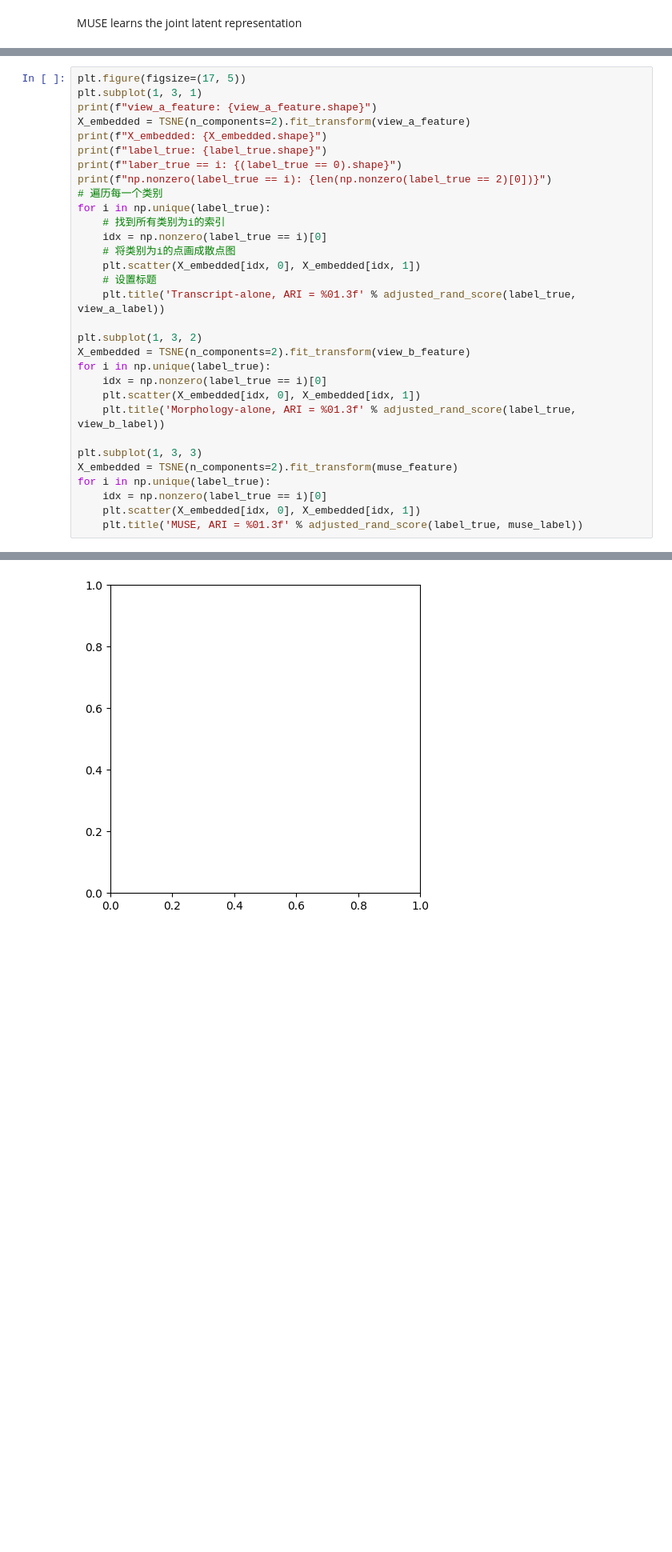
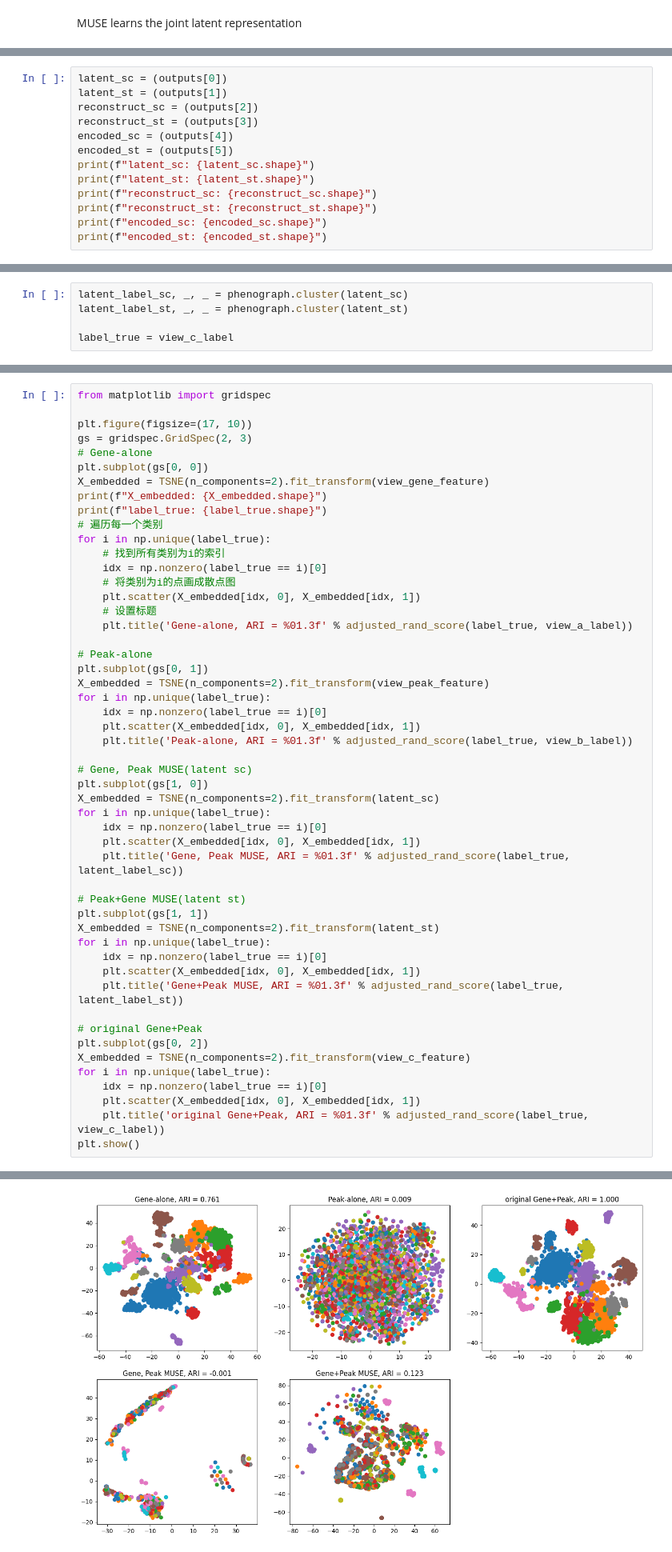
Before and after one commit to darkwilldie/MUSE, a Jupyter notebook: MUSE_demo/my_demo.ipynb, the cells around one changed output, grey strips where cells are left out. Shown at 80% size. Saved outputs shown, nothing was run; the diff lists cells and outputs as text; blank space fills up the shorter version.

```diff
--- a/MUSE_demo/my_demo.ipynb
+++ b/MUSE_demo/my_demo.ipynb
@@ -137,0 +120,13 @@ epoch: 450,      total loss: 85.06614,   reconstruction loss: 27.24565,  sparse
+# %%
+latent_sc = (outputs[0])
+latent_st = (outputs[1])
+reconstruct_sc = (outputs[2])
+reconstruct_st = (outputs[3])
+encoded_sc = (outputs[4])
+encoded_st = (outputs[5])
+print(f"latent_sc: {latent_sc.shape}")
+print(f"latent_st: {latent_st.shape}")
+print(f"reconstruct_sc: {reconstruct_sc.shape}")
+print(f"reconstruct_st: {reconstruct_st.shape}")
+print(f"encoded_sc: {encoded_sc.shape}")
+print(f"encoded_st: {encoded_st.shape}")
@@ -152,0 +143,5 @@ PhenoGraph completed in 2.1691999435424805 seconds
+# %%
+latent_label_sc, _, _ = phenograph.cluster(latent_sc)
+latent_label_st, _, _ = phenograph.cluster(latent_st)
+
+label_true = view_c_label
@@ -156,14 +170,15 @@ Latent spaces of single-modality features or MUSE features were visualized using
 
 Cluster accuries were quantified using adjusted Rand index (ARI). ARI = 1 indicates perfectly discover true cell identities.
 # %%
-plt.figure(figsize=(17, 5))
-plt.subplot(1, 3, 1)
-print(f"view_a_feature: {view_a_feature.shape}")
-X_embedded = TSNE(n_components=2).fit_transform(view_a_feature)
+from matplotlib import gridspec
+
+plt.figure(figsize=(17, 10))
+gs = gridspec.GridSpec(2, 3)
+# Gene-alone
+plt.subplot(gs[0, 0])
+X_embedded = TSNE(n_components=2).fit_transform(view_gene_feature)
 print(f"X_embedded: {X_embedded.shape}")
 print(f"label_true: {label_true.shape}")
-print(f"laber_true == i: {(label_true == 0).shape}")
-print(f"np.nonzero(label_true == i): {len(np.nonzero(label_true == 2)[0])}")
 # 遍历每一个类别
 for i in np.unique(label_true):
     # 找到所有类别为i的索引
@@ -171,19 +186,38 @@ for i in np.unique(label_true):
     # 将类别为i的点画成散点图
     plt.scatter(X_embedded[idx, 0], X_embedded[idx, 1])
     # 设置标题
-    plt.title('Transcript-alone, ARI = %01.3f' % adjusted_rand_score(label_true, view_a_label))
+    plt.title('Gene-alone, ARI = %01.3f' % adjusted_rand_score(label_true, view_a_label))
 
-plt.subplot(1, 3, 2)
-X_embedded = TSNE(n_components=2).fit_transform(view_b_feature)
+# Peak-alone
+plt.subplot(gs[0, 1])
+X_embedded = TSNE(n_components=2).fit_transform(view_peak_feature)
 for i in np.unique(label_true):
     idx = np.nonzero(label_true == i)[0]
     plt.scatter(X_embedded[idx, 0], X_embedded[idx, 1])
-    plt.title('Morphology-alone, ARI = %01.3f' % adjusted_rand_score(label_true, view_b_label))
+    plt.title('Peak-alone, ARI = %01.3f' % adjusted_rand_score(label_true, view_b_label))
 
-plt.subplot(1, 3, 3)
-X_embedded = TSNE(n_components=2).fit_transform(muse_feature)
+# Gene, Peak MUSE(latent sc)
+plt.subplot(gs[1, 0])
+X_embedded = TSNE(n_components=2).fit_transform(latent_sc)
 for i in np.unique(label_true):
     idx = np.nonzero(label_true == i)[0]
     plt.scatter(X_embedded[idx, 0], X_embedded[idx, 1])
-    plt.title('MUSE, ARI = %01.3f' % adjusted_rand_score(label_true, muse_label))
+    plt.title('Gene, Peak MUSE, ARI = %01.3f' % adjusted_rand_score(label_true, latent_label_sc))
+
+# Peak+Gene MUSE(latent st)
+plt.subplot(gs[1, 1])
+X_embedded = TSNE(n_components=2).fit_transform(latent_st)
+for i in np.unique(label_true):
+    idx = np.nonzero(label_true == i)[0]
+    plt.scatter(X_embedded[idx, 0], X_embedded[idx, 1])
+    plt.title('Gene+Peak MUSE, ARI = %01.3f' % adjusted_rand_score(label_true, latent_label_st))
+
+# original Gene+Peak
+plt.subplot(gs[0, 2])
+X_embedded = TSNE(n_components=2).fit_transform(view_c_feature)
+for i in np.unique(label_true):
+    idx = np.nonzero(label_true == i)[0]
+    plt.scatter(X_embedded[idx, 0], X_embedded[idx, 1])
+    plt.title('original Gene+Peak, ARI = %01.3f' % adjusted_rand_score(label_true, view_c_label))
+plt.show()
 # %% [output]
@@ -193 +226 @@ NameError: name 'label_true' is not defined
-[figure, old version]
+[figure, new version]
```
Also changed, not shown: parts of 19 cells of this notebook, 10 other files.
